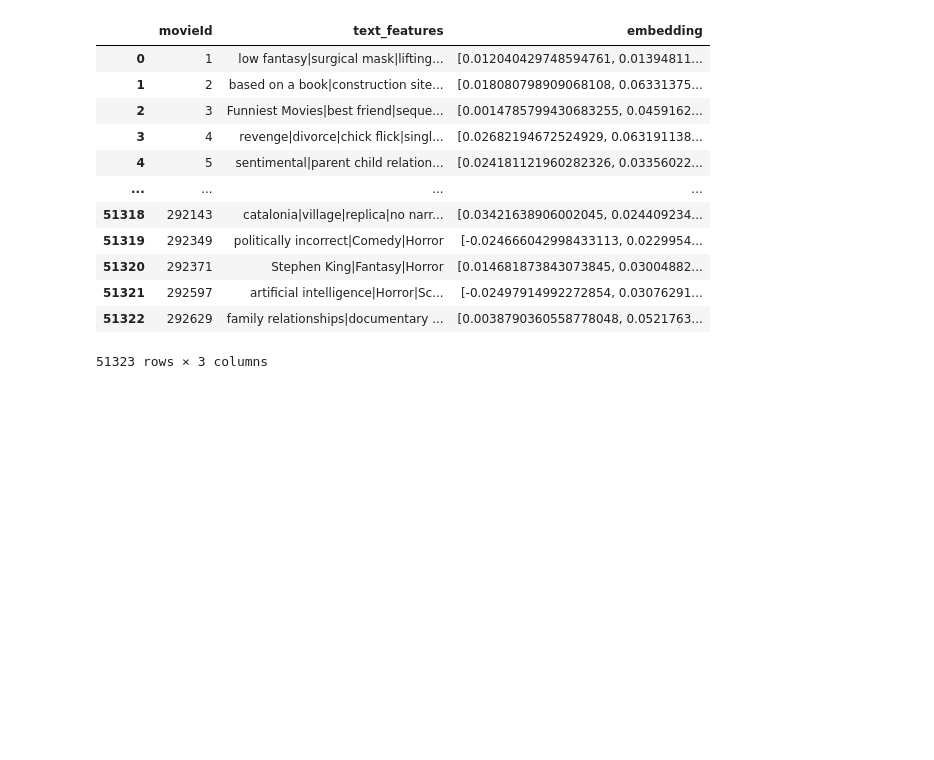
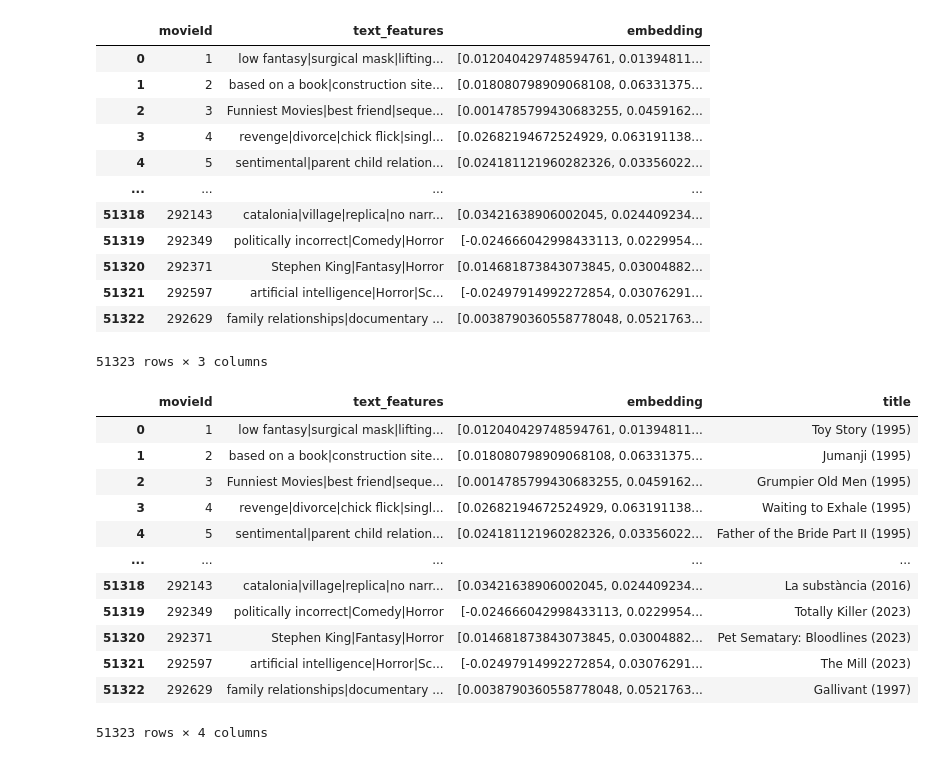
Before and after one commit to 0mehrdad/Movie-recommender-ML-32, a Jupyter notebook: notebooks/models.ipynb, the cells around one changed output. Saved outputs shown, nothing was run; the diff lists cells and outputs as text; code cells hidden in the pictures; blank space fills up the shorter version.

```diff
--- a/notebooks/models.ipynb
+++ b/notebooks/models.ipynb
@@ -183,3 +183,22 @@ final
 51323 rows × 3 columns
 # %%
 final.to_csv('final.csv', index=False)
+# %%
+final = pd.read_csv ('final.csv')
+# %%
+final = final.merge(movies[['movieId', 'title']], on='movieId', how='left')
+final
+# %% [output]
+|  | movieId | text_features | embedding | title |
+| 0 | 1 | low fantasy|surgical mask|lifting... | [0.012040429748594761, 0.01394811... | Toy Story (1995) |
+| 1 | 2 | based on a book|construction site... | [0.018080798909068108, 0.06331375... | Jumanji (1995) |
+| 2 | 3 | Funniest Movies|best friend|seque... | [0.0014785799430683255, 0.0459162... | Grumpier Old Men (1995) |
+| 3 | 4 | revenge|divorce|chick flick|singl... | [0.02682194672524929, 0.063191138... | Waiting to Exhale (1995) |
+| 4 | 5 | sentimental|parent child relation... | [0.024181121960282326, 0.03356022... | Father of the Bride Part II (1995) |
+| ... | ... | ... | ... | ... |
+| 51318 | 292143 | catalonia|village|replica|no narr... | [0.03421638906002045, 0.024409234... | La substància (2016) |
+| 51319 | 292349 | politically incorrect|Comedy|Horror | [-0.024666042998433113, 0.0229954... | Totally Killer (2023) |
+| 51320 | 292371 | Stephen King|Fantasy|Horror | [0.014681873843073845, 0.03004882... | Pet Sematary: Bloodlines (2023) |
+| 51321 | 292597 | artificial intelligence|Horror|Sc... | [-0.02497914992272854, 0.03076291... | The Mill (2023) |
+| 51322 | 292629 | family relationships|documentary ... | [0.0038790360558778048, 0.0521763... | Gallivant (1997) |
+51323 rows × 4 columns
```
Also changed, not shown: parts of 4 cells of this notebook, 5 other files.
